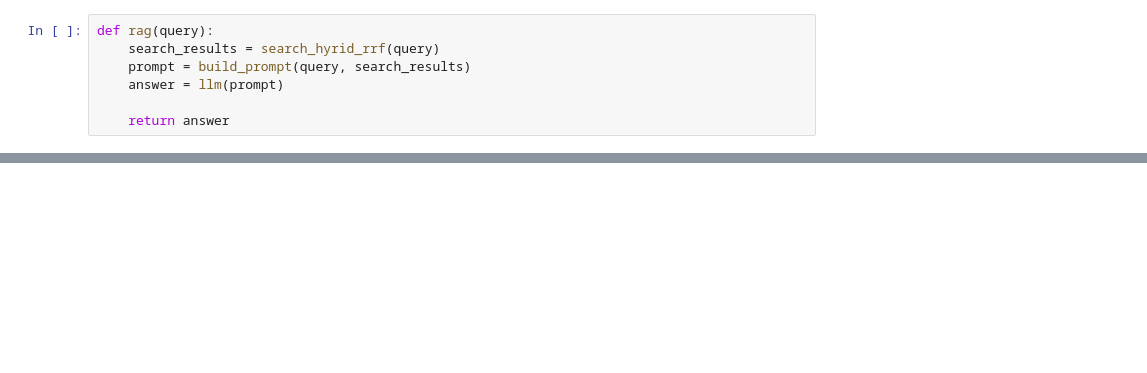
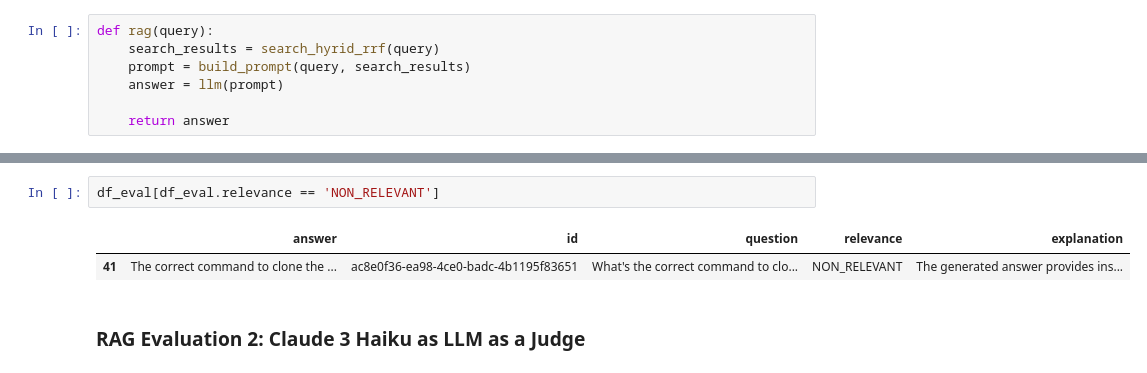
Before and after one commit to agutiernc/contributor_assistant, a Jupyter notebook: rag_test.ipynb, the cells around one changed output, grey strips where cells are left out. Drawn from its saved outputs; the diff is of its cells as text; blank space fills up the shorter version.

```diff
--- a/rag_test.ipynb
+++ b/rag_test.ipynb
@@ -472,0 +594,7 @@ The best way to find GitHub issues to work on is by checking the GitHub Project
+# %%
+df_eval[df_eval.relevance == 'NON_RELEVANT']
+# %% [output]
+|  | answer | id | question | relevance | explanation |
+| 41 | The correct command to clone the ... | ac8e0f36-ea98-4ce0-badc-4b1195f83651 | What's the correct command to clo... | NON_RELEVANT | The generated answer provides ins... |
+# %% [markdown]
+### RAG Evaluation 2: Claude 3 Haiku as LLM as a Judge
```
Also changed, not shown: parts of 44 cells of this notebook, 2 other files.
